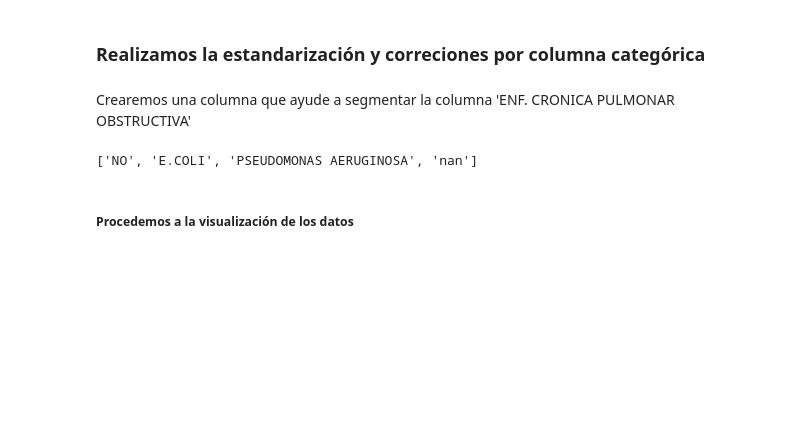
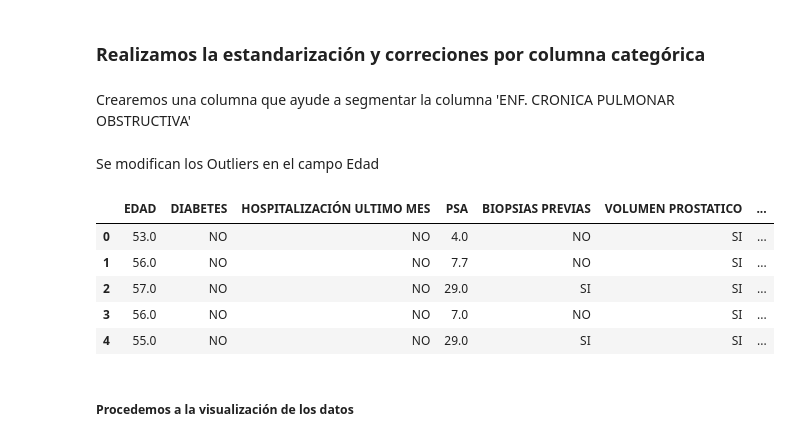
Before and after one commit to SebastianGSVV/Integrador_M6, a Jupyter notebook: Integrador_M6.ipynb, the cells around one changed output. Drawn from its saved outputs; the diff is of its cells as text; code cells hidden in the pictures; blank space fills up the shorter version.

```diff
--- a/Integrador_M6.ipynb
+++ b/Integrador_M6.ipynb
@@ -150,22 +151,48 @@ df['ENF. CRONICA PULMONAR OBSTRUCTIVA']=df['ENF. CRONICA PULMONAR OBSTRUCTIVA'].
 # 3. Corregimos la columa 'ENF. CRONICA PULMONAR OBSTRUCTIVA TIPO'
 df['ENF. CRONICA PULMONAR OBSTRUCTIVA TIPO']=df['ENF. CRONICA PULMONAR OBSTRUCTIVA TIPO'].replace('SI, EPOC','EPOC')
 df['ENF. CRONICA PULMONAR OBSTRUCTIVA TIPO']=df['ENF. CRONICA PULMONAR OBSTRUCTIVA TIPO'].replace('SI, ASMA','ASMA')
-df['ENF. CRONICA PULMONAR OBSTRUCTIVA TIPO']=df['ENF. CRONICA PULMONAR OBSTRUCTIVA TIPO'].replace('nan','NO')
 # %%
-# Corregimos el nombre de la columna
-df = df.rename(columns={"ANTIBIOTICO UTILIAZADO EN LA PROFILAXIS": "ANTIBIOTICO UTILIZADO EN LA PROFILAXIS"})
-
-list(df['ANTIBIOTICO UTILIZADO EN LA PROFILAXIS'].unique())
-
 # Corregimos los valores duplicados
-df['ANTIBIOTICO UTILIZADO EN LA PROFILAXIS'] = df['ANTIBIOTICO UTILIZADO EN LA PROFILAXIS'].replace('FLUOROQUINOLONA_AMINOGLICÓSIDO', 'FLUOROQUINOLONA_AMINOGLICOSIDO')
+df['ANTIBIOTICO UTILIAZADO EN LA PROFILAXIS'] = df['ANTIBIOTICO UTILIAZADO EN LA PROFILAXIS'].replace('FLUOROQUINOLONA_AMINOGLICÓSIDO', 'FLUOROQUINOLONA_AMINOGLICOSIDO')
 # %%
 # Corregiremos la columna, recortando los espacios a los costados
 df['BIOPSIA']=df['BIOPSIA'].str.strip()
-# %%
-list(df['AGENTE AISLADO'].unique())
-# %% [output]
-['NO', 'E.COLI', 'PSEUDOMONAS AERUGINOSA', 'nan']
+# %%
+# Corregimos los nombres de las columnas
+nombres_nuevos = {
+    "EDAD": "Edad",
+    "DIABETES": "Diabetes",
+    "HOSPITALIZACIÓN ULTIMO MES": "Hosp_ult_mes",
+    "BIOPSIAS PREVIAS": "Biopsias_prev",
+    "VOLUMEN PROSTATICO": "Vol_prostatico",
+    "ANTIBIOTICO UTILIAZADO EN LA PROFILAXIS": "Antib_en_profilaxis",
+    "NUMERO DE MUESTRAS TOMADAS": "Nro_muestras",
+    "ENF. CRONICA PULMONAR OBSTRUCTIVA": "Epoc tipo",
+    "ENF. CRONICA PULMONAR OBSTRUCTIVA TIPO": "Epoc",
+    "BIOPSIA": "Biopsia",
+    "NUMERO DE DIAS POST BIOPSIA EN QUE SE PRESENTA LA COMPLICACIÓN INFECCIOSA": "Nro_dias_hasta_infecc",
+    "FIEBRE": "Fiebre",
+    "TIPO DE CULTIVO": "Tipo_cultivo",
+    "AGENTE AISLADO": "Ag_aislado",
+    "PATRON DE RESISTENCIA": "Patron_resistencia",
+    "HOSPITALIZACION": "Hosp",
+    "DIAS HOSPITALIZACION MQ": "Dias_hosp_mq",
+    "DIAS HOSPITALIZACIÓN UPC": "Dias_hosp_upc"
+}
+df.rename(columns=nombres_nuevos, inplace=True)
+# %% [markdown]
+Se modifican los Outliers en el campo Edad
+# %%
+df["Edad"] = df["Edad"].where(df["Edad"] <= 100, df["Edad"].median())
+# %%
+df.head()
+# %% [output]
+|  | EDAD | DIABETES | HOSPITALIZACIÓN ULTIMO MES | PSA | BIOPSIAS PREVIAS | VOLUMEN PROSTATICO | ... |
+| 0 | 53.0 | NO | NO | 4.0 | NO | SI | ... |
+| 1 | 56.0 | NO | NO | 7.7 | NO | SI | ... |
+| 2 | 57.0 | NO | NO | 29.0 | SI | SI | ... |
+| 3 | 56.0 | NO | NO | 7.0 | NO | SI | ... |
+| 4 | 55.0 | NO | NO | 29.0 | SI | SI | ... |
 # %% [markdown]
 ##### Procedemos a la visualización de los datos
 # %% [markdown]
```
Also changed, not shown: parts of 18 cells of this notebook, 2 other files.
